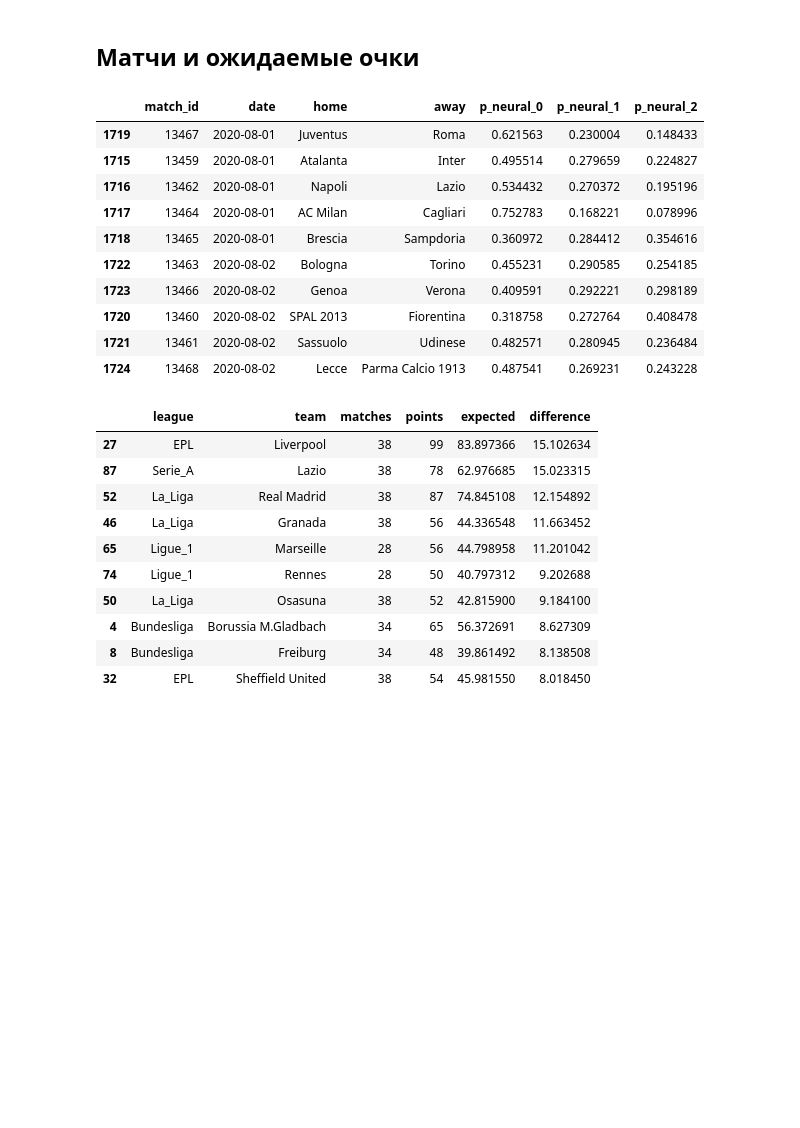
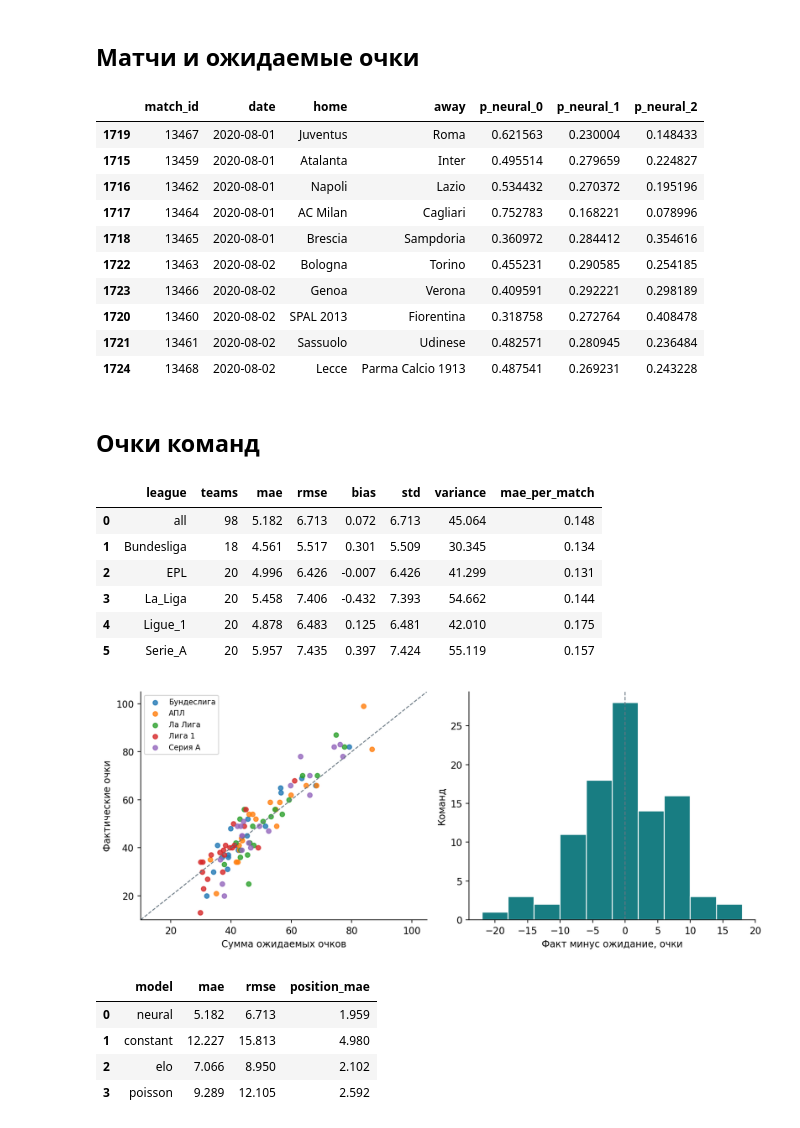
Before and after one commit to AleksWhyNot/football-match-forecast, a Jupyter notebook: notebooks/analysis.ipynb, the cells around one changed output. Cells and saved outputs as stored; diff of their text form; code cells hidden in the pictures; blank space fills up the shorter version.

Commit message:
Add team points errors and league standings comparison

```diff
--- a/notebooks/analysis.ipynb
+++ b/notebooks/analysis.ipynb
@@ -91,8 +91,6 @@ display(Image(filename=str(FIGURES / 'final_confusion.png'), width=700))
 MATCH_ID = None
 example = predictions.loc[predictions.match_id.eq(MATCH_ID)] if MATCH_ID else predictions.sort_values('date').tail(10)
 display(example[['match_id','date','home','away','p_neural_0','p_neural_1','p_neural_2']])
-teams = pd.read_csv(REPORTS / 'tables/final_team_points.csv')
-display(teams.sort_values('difference', ascending=False).head(10))
 # %% [output]
 |  | match_id | date | home | away | p_neural_0 | p_neural_1 | p_neural_2 |
 | 1719 | 13467 | 2020-08-01 | Juventus | Roma | 0.621563 | 0.230004 | 0.148433 |
@@ -105,14 +103,25 @@ display(teams.sort_values('difference', ascending=False).head(10))
 | 1720 | 13460 | 2020-08-02 | SPAL 2013 | Fiorentina | 0.318758 | 0.272764 | 0.408478 |
 | 1721 | 13461 | 2020-08-02 | Sassuolo | Udinese | 0.482571 | 0.280945 | 0.236484 |
 | 1724 | 13468 | 2020-08-02 | Lecce | Parma Calcio 1913 | 0.487541 | 0.269231 | 0.243228 |
-|  | league | team | matches | points | expected | difference |
-| 27 | EPL | Liverpool | 38 | 99 | 83.897366 | 15.102634 |
-| 87 | Serie_A | Lazio | 38 | 78 | 62.976685 | 15.023315 |
-| 52 | La_Liga | Real Madrid | 38 | 87 | 74.845108 | 12.154892 |
-| 46 | La_Liga | Granada | 38 | 56 | 44.336548 | 11.663452 |
-| 65 | Ligue_1 | Marseille | 28 | 56 | 44.798958 | 11.201042 |
-| 74 | Ligue_1 | Rennes | 28 | 50 | 40.797312 | 9.202688 |
-| 50 | La_Liga | Osasuna | 38 | 52 | 42.815900 | 9.184100 |
-| 4 | Bundesliga | Borussia M.Gladbach | 34 | 65 | 56.372691 | 8.627309 |
-| 8 | Bundesliga | Freiburg | 34 | 48 | 39.861492 | 8.138508 |
-| 32 | EPL | Sheffield United | 38 | 54 | 45.981550 | 8.018450 |
+# %% [markdown]
+## Очки команд
+# %%
+teams = pd.read_csv(REPORTS / 'tables/final_team_points.csv')
+summary = pd.read_csv(REPORTS / 'tables/final_team_error_summary.csv')
+display(summary[['league', 'teams', 'mae', 'rmse', 'bias', 'std', 'variance', 'mae_per_match']].round(3))
+display(Image(filename=str(FIGURES / 'final_team_points.png'), width=1000))
+display(pd.read_csv(REPORTS / 'tables/final_team_model_comparison.csv')[['model', 'mae', 'rmse', 'position_mae']].round(3))
+# %% [output]
+|  | league | teams | mae | rmse | bias | std | variance | mae_per_match |
+| 0 | all | 98 | 5.182 | 6.713 | 0.072 | 6.713 | 45.064 | 0.148 |
+| 1 | Bundesliga | 18 | 4.561 | 5.517 | 0.301 | 5.509 | 30.345 | 0.134 |
+| 2 | EPL | 20 | 4.996 | 6.426 | -0.007 | 6.426 | 41.299 | 0.131 |
+| 3 | La_Liga | 20 | 5.458 | 7.406 | -0.432 | 7.393 | 54.662 | 0.144 |
+| 4 | Ligue_1 | 20 | 4.878 | 6.483 | 0.125 | 6.481 | 42.010 | 0.175 |
+| 5 | Serie_A | 20 | 5.957 | 7.435 | 0.397 | 7.424 | 55.119 | 0.157 |
+[figure, added]
+|  | model | mae | rmse | position_mae |
+| 0 | neural | 5.182 | 6.713 | 1.959 |
+| 1 | constant | 12.227 | 15.813 | 4.980 |
+| 2 | elo | 7.066 | 8.950 | 2.102 |
+| 3 | poisson | 9.289 | 12.105 | 2.592 |
```
Also changed, not shown: parts of 2 cells of this notebook, 15 other files.
